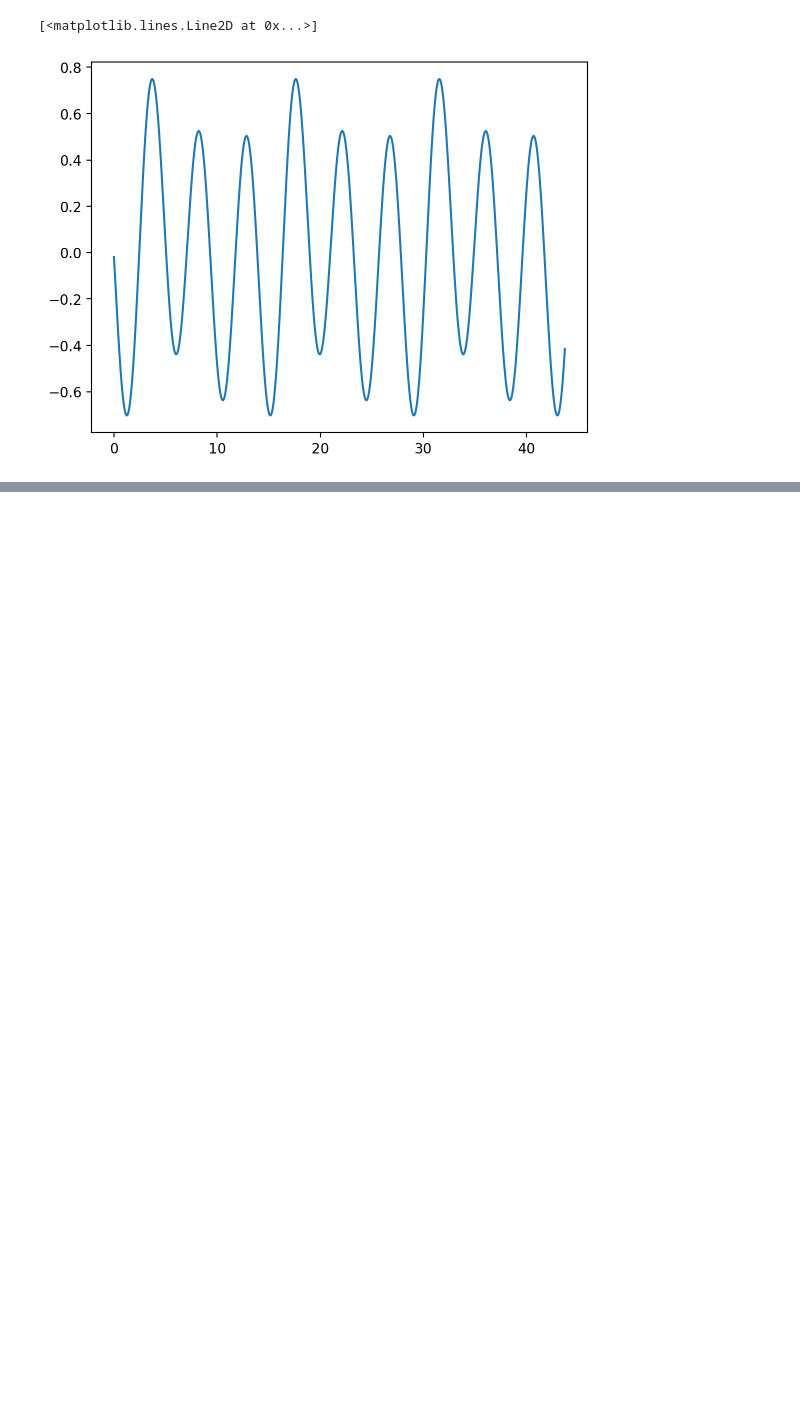
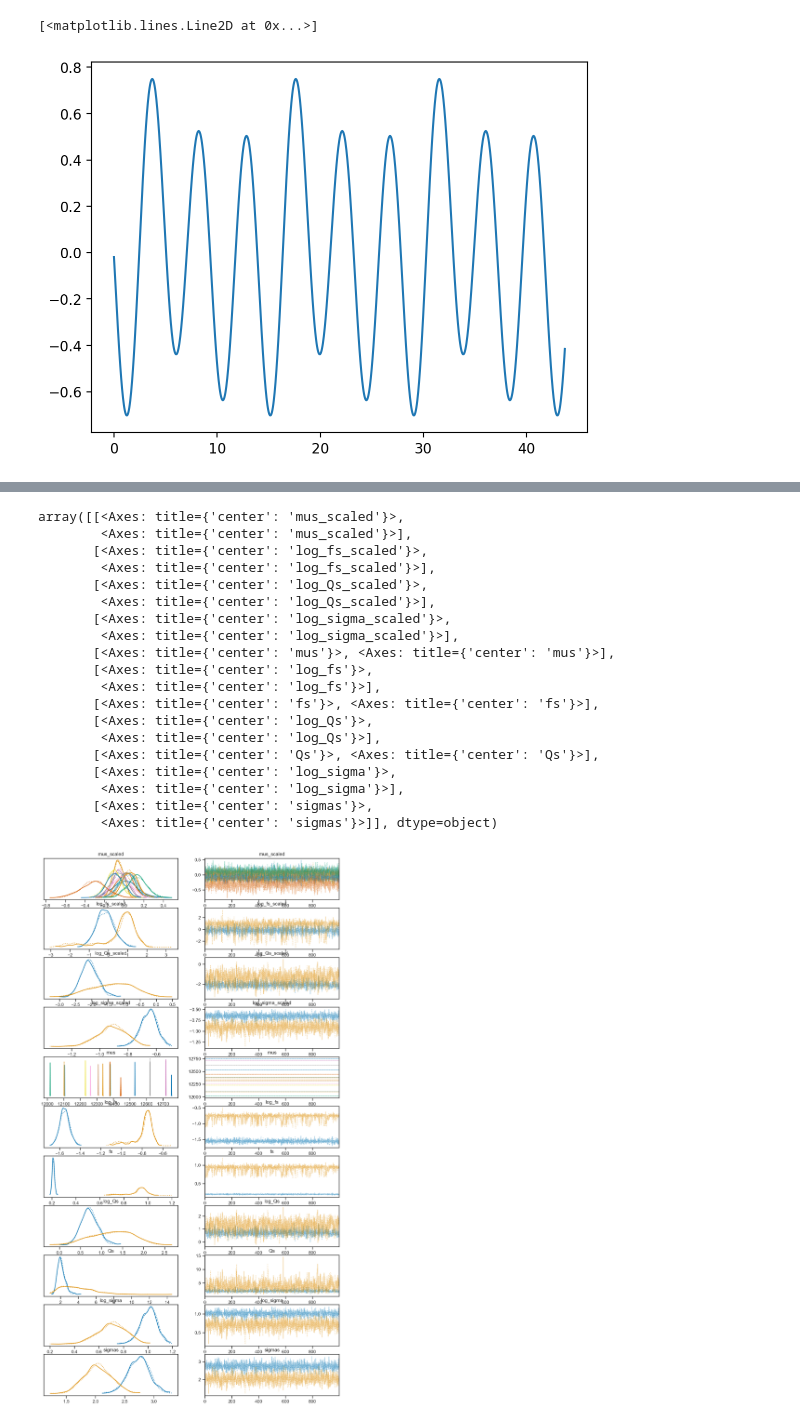
Before and after one commit to ssagynbayeva/HarmonicLombScargle, a Jupyter notebook: KIC5111207_test.ipynb, the cells around one changed output, grey strips where cells are left out. Cells and saved outputs as stored; diff of their text form; code cells hidden in the pictures; blank space fills up the shorter version.

Commit message:
WIP: got the GP model working, sort of, but it's not finding harmonics where I would have thought they would be.

```diff
--- a/KIC5111207_test.ipynb
+++ b/KIC5111207_test.ipynb
@@ -113,32 +111,3 @@ plt.plot(ts, hls.periodic_lightcurve(ts, f, x_best))
 # %% [output]
 [<matplotlib.lines.Line2D at 0x...>]
 [figure]
-# %%
-from celerite2.jax import GaussianProcess, terms
-import jax.numpy as jnp
-import numpyro
-import numpyro.distributions as dist
-
-def harmonic_SHO_model(t, y, yerr, yquarters, f0, nharmonics, mu_mu, mu_sigma, sho_sigma_prior, f0_frac_uncert=0.1):
-    nquarters = mu_mu.shape[0]
-
-    mus_scaled = numpyro.sample('mus_scaled', dist.Normal(0,1), sample_shape=(nquarters,))
-    mus = numpyro.deterministic('mus', mus_scaled * mu_sigma + mu_mu)
-
-    y_centered = y - mus[yquarters]
-
-    log_f0_scaled = numpyro.sample('log_f0_scaled', dist.Normal(0, 1))
-    log_f0 = numpyro.deterministic('log_f0', log_f0_scaled*f0_frac_uncert + jnp.log(f0))
-    fs = numpyro.deterministic('fs', jnp.exp(log_f0 + jnp.log(jnp.arange(nharmonics) + 1)))
-
-    log_Qs = numpyro.sample('log_Qs', dist.Uniform(jnp.log(1), jnp.log(100)), sample_shape=(nharmonics,))
-    Qs = numpyro.deterministic('Qs', jnp.exp(log_Qs))
-
-    sigmas = numpyro.sample('sigmas', dist.LogNormal(jnp.log(sho_sigma_prior), jnp.log(10.0)/2), sample_shape=(nharmonics,))
-
-    trms = [terms.SHOTerm(w0=2*jnp.pi*f*(i+1), Q=10.0, sigma=total_std/np.sqrt(3)) for i in range(nharmonics)]
-    kernel = terms.TermSum(*trms)
-
-    gp = GaussianProcess(kernel)
-    gp.compute(t, yerr=yerr)
-    numpyro.factor('log_likelihood', gp.log_likelihood(y_centered))
@@ -150,9 +151,3 @@ quarter_stds = np.sqrt(quarter_vars)
 
 total_var = np.sum(quarter_vars * n_in_quarters) / np.sum(n_in_quarters)
 total_std = np.sqrt(total_var)
-# %%
-kernel = NUTS(harmonic_SHO_model)
-mcmc = MCMC(kernel, num_warmup=1000, num_samples=1000)
-rng_key = jrn.PRNGKey(np.random.randint(1<<32))
-
-mcmc.run(rng_key, times, fluxes, flux_errs, quarter_indices, f, 1, quarter_means, quarter_stds, total_std)
@@ -174,0 +154,6 @@ ValueError: Invalid argument to dtype: None.
+# %%
+nharmonics = 2
+thin_data = 30
+model = harmonic_SHO_model(times[::thin_data], fluxes[::thin_data], flux_errs[::thin_data], quarters[::thin_data], 3*f, nharmonics, quarter_means, quarter_stds, total_std)
+# %%
+trace = pm.sample(tune=1000, draws=1000, cores=2, chains=2, model=model, progressbar=True, jitter_max_retries=100, init='adapt_full')
@@ -174,0 +168,23 @@ ValueError: Invalid argument to dtype: None.
+# %%
+az.plot_trace(trace)
+# %% [output]
+array([[<Axes: title={'center': 'mus_scaled'}>,
+        <Axes: title={'center': 'mus_scaled'}>],
+       [<Axes: title={'center': 'log_fs_scaled'}>,
+        <Axes: title={'center': 'log_fs_scaled'}>],
+       [<Axes: title={'center': 'log_Qs_scaled'}>,
+        <Axes: title={'center': 'log_Qs_scaled'}>],
+       [<Axes: title={'center': 'log_sigma_scaled'}>,
+        <Axes: title={'center': 'log_sigma_scaled'}>],
+       [<Axes: title={'center': 'mus'}>, <Axes: title={'center': 'mus'}>],
+       [<Axes: title={'center': 'log_fs'}>,
+        <Axes: title={'center': 'log_fs'}>],
+       [<Axes: title={'center': 'fs'}>, <Axes: title={'center': 'fs'}>],
+       [<Axes: title={'center': 'log_Qs'}>,
+        <Axes: title={'center': 'log_Qs'}>],
+       [<Axes: title={'center': 'Qs'}>, <Axes: title={'center': 'Qs'}>],
+       [<Axes: title={'center': 'log_sigma'}>,
+        <Axes: title={'center': 'log_sigma'}>],
+       [<Axes: title={'center': 'sigmas'}>,
+        <Axes: title={'center': 'sigmas'}>]], dtype=object)
+[figure, added]
```
Also changed, not shown: parts of 8 cells of this notebook, 2 other files.
